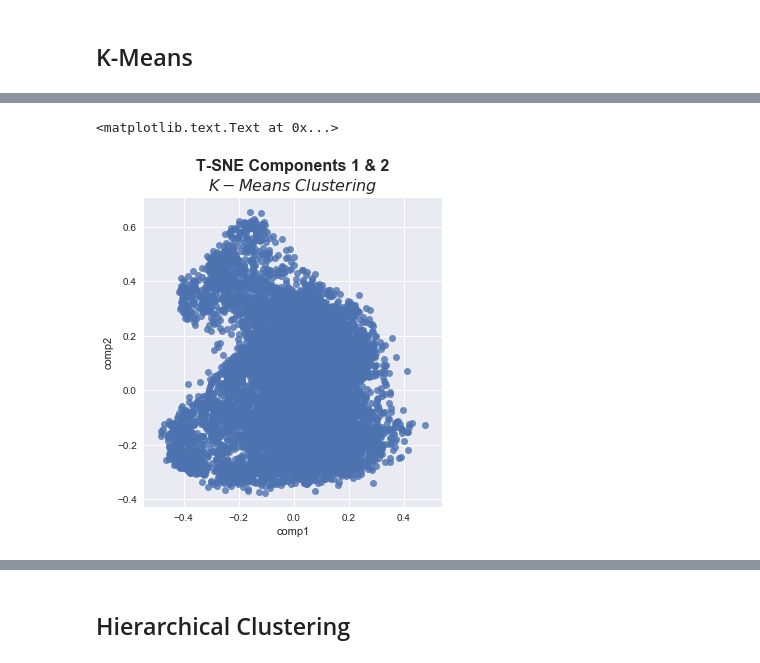
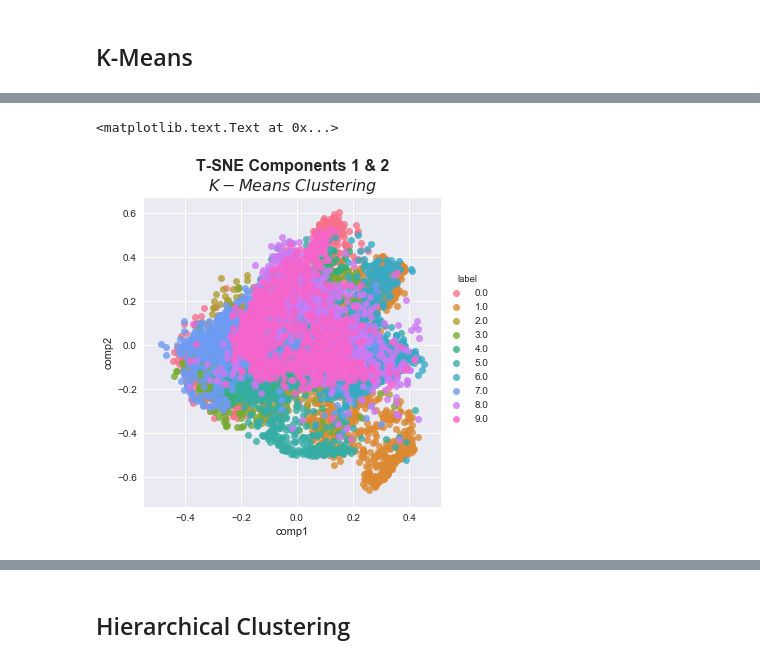
Before and after one commit to broad32/byu_econ_applied_machine_learning, a Jupyter notebook: homeworks/Homework_#5.ipynb, the cells around one changed output, grey strips where cells are left out. Cells and saved outputs as stored; diff of their text form; code cells hidden in the pictures.

```diff
--- a/homeworks/Homework_#5.ipynb
+++ b/homeworks/Homework_#5.ipynb
@@ -415,0 +403,5 @@ KMeans(algorithm='auto', copy_x=True, init='k-means++', max_iter=300,
+# %%
+tsne = TSNE(n_components=2, verbose=1, perplexity=50, n_iter=1000, learning_rate=200)
+tsne_results = tsne.fit_transform(X_pca[rows[:n_select],:])
+tsne = pd.DataFrame(tsne_results, columns=['comp1', 'comp2'])
+tsne['label'] = y[rows[:n_select]]
@@ -416,6 +424,6 @@ KMeans(algorithm='auto', copy_x=True, init='k-means++', max_iter=300,
 # %%
-sns.lmplot(x='comp1', y='comp2', data=tsne, fit_reg=False)
+sns.lmplot(x='comp1', y='comp2',hue='label', data=tsne, fit_reg=False)
 plt.title('T-SNE Components 1 & 2\n$\it{K-Means}$ $\it{Clustering}$', fontsize=16, fontweight='bold')
 # %% [output]
 <matplotlib.text.Text at 0x...>
-[figure, old version]
+[figure, new version]
```
Also changed, not shown: parts of 14 cells of this notebook.
